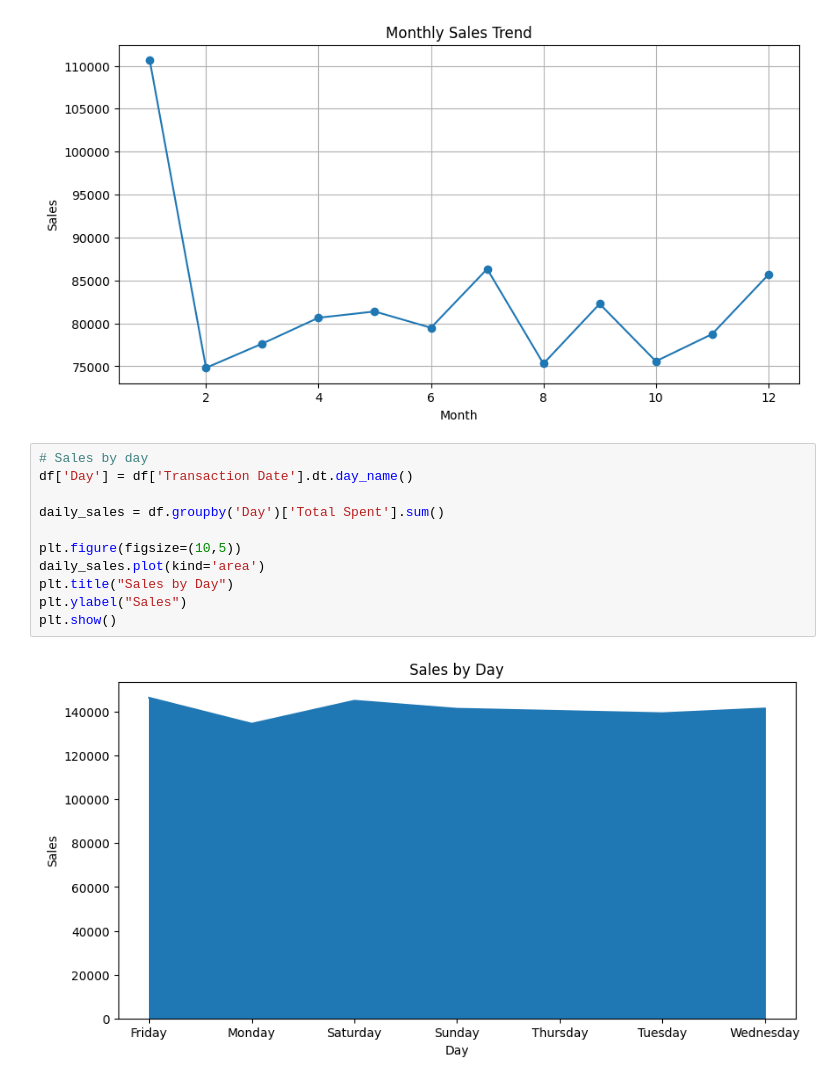
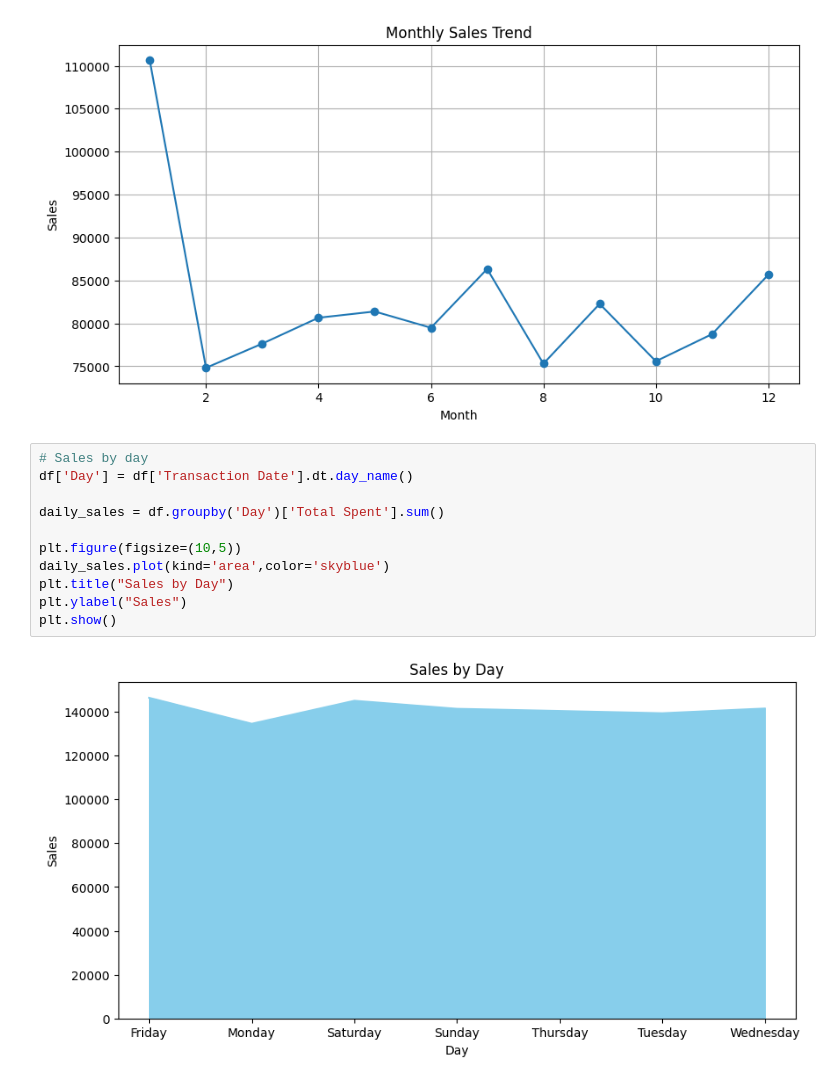
Before and after one commit to balkrishna-16/Datascience-in-Python, a Jupyter notebook: day15_hw.ipynb, the cells around one changed output. Cells and saved outputs as stored; diff of their text form.

```diff
--- a/day15_hw.ipynb
+++ b/day15_hw.ipynb
@@ -197,13 +197,13 @@ plt.show()
 # %%
 # Sales by day
 df['Day'] = df['Transaction Date'].dt.day_name()
 
 daily_sales = df.groupby('Day')['Total Spent'].sum()
 
 plt.figure(figsize=(10,5))
-daily_sales.plot(kind='area')
+daily_sales.plot(kind='area',color='skyblue')
 plt.title("Sales by Day")
 plt.ylabel("Sales")
 plt.show()
 # %% [output]
-[figure, old version]
+[figure, new version]
```
Also changed, not shown: parts of 8 cells of this notebook.
